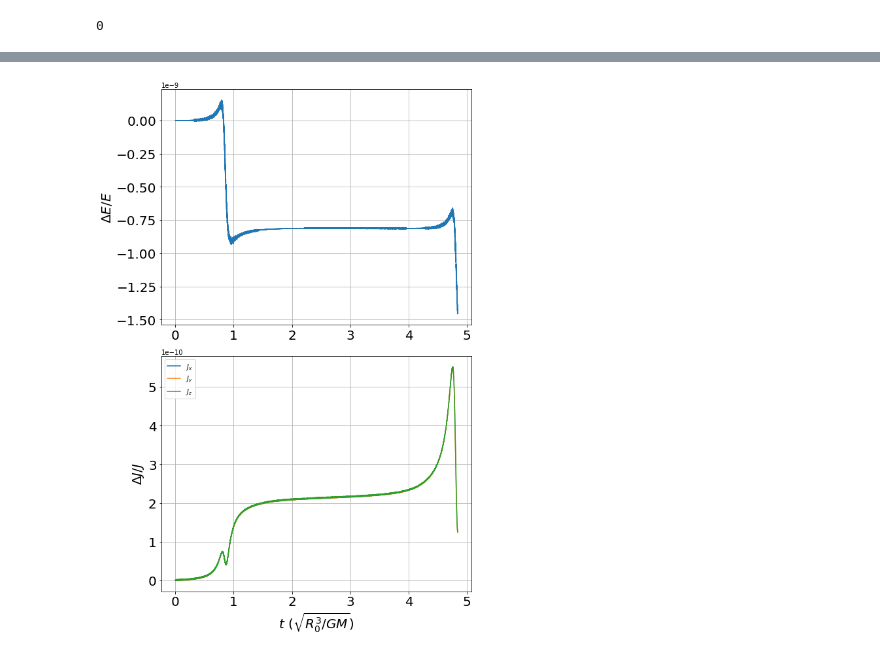
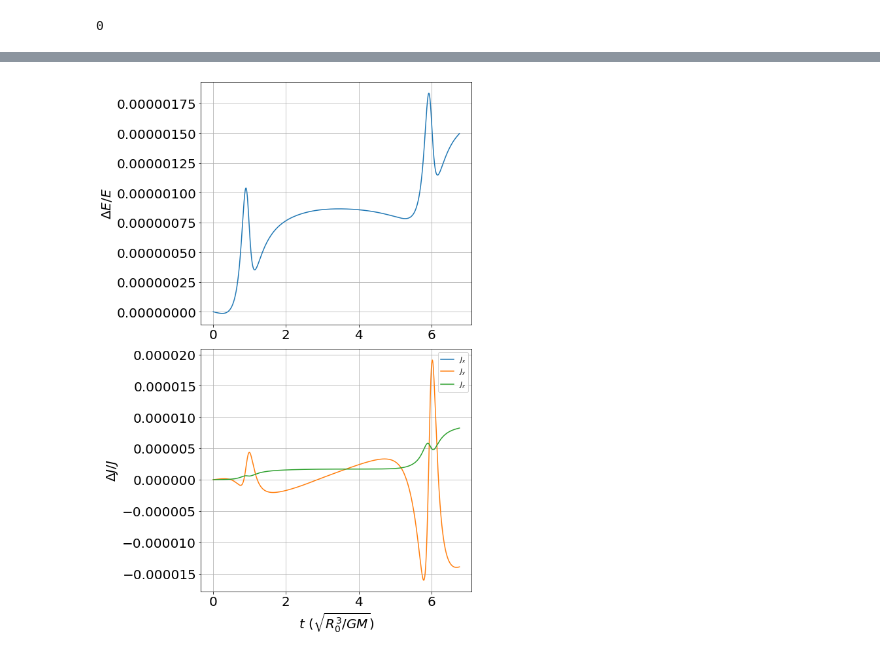
Before and after one commit to slowdivePTG/DIY_astrophysics, a Jupyter notebook: Galactic_Dynamics/Task2.ipynb, the cells around one changed output, grey strips where cells are left out. Drawn from its saved outputs; the diff is of its cells as text; code cells hidden in the pictures.

```diff
--- a/Galactic_Dynamics/Task2.ipynb
+++ b/Galactic_Dynamics/Task2.ipynb
@@ -38,28 +38,28 @@ ax.legend()
 # %%
 f, ax = plt.subplots(2, 1, figsize=(8, 12), sharex='row')
 
 ax[0].set_ylabel(r'$\Delta E/E$', fontsize=20)
 ax[0].tick_params(labelsize=20)
 ax[0].grid()
 
 ax[1].set_ylabel(r'$\Delta J/J$', fontsize=20)
 ax[1].set_xlabel(r'$t\ (\sqrt{R_0^3/GM})$', fontsize=20)
 ax[1].tick_params(labelsize=20)
 ax[1].grid()
 
 dr = np.sqrt(np.inner(r1 - r2, r1 - r2).diagonal())
-q = 1e-5
+q = 1e-1
 m1, m2 = q / (1 + q), 1 / (1 + q)
 K = 0.5 * m1 * np.inner(v1, v1).diagonal() + 0.5 * m2 * np.inner(
     v2, v2).diagonal()
 V = -m1 * m2 / dr
 
 ax[0].plot(t, (K + V - (K[0] + V[0])) / (K[0] + V[0]))
 ax[1].plot(t, ((j1 + j2)[:, 0] - (j1 + j2)[0, 0]) / (j1 + j2)[0, 0], label=r'$J_x$')
 ax[1].plot(t, ((j1 + j2)[:, 1] - (j1 + j2)[0, 1]) / (j1 + j2)[0, 1], label=r'$J_y$')
 ax[1].plot(t, ((j1 + j2)[:, 2] - (j1 + j2)[0, 2]) / (j1 + j2)[0, 2], label=r'$J_z$')
 ax[1].legend()
 
 f.tight_layout()
 # %% [output]
-[figure, old version]
+[figure, new version]
```
Also changed, not shown: parts of 1 cell of this notebook, 5 other files.
